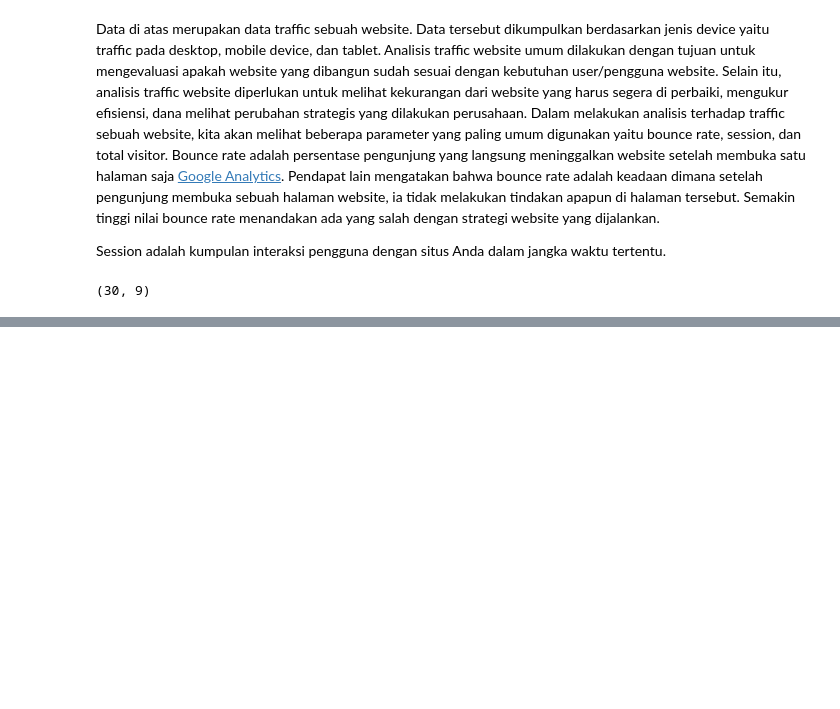
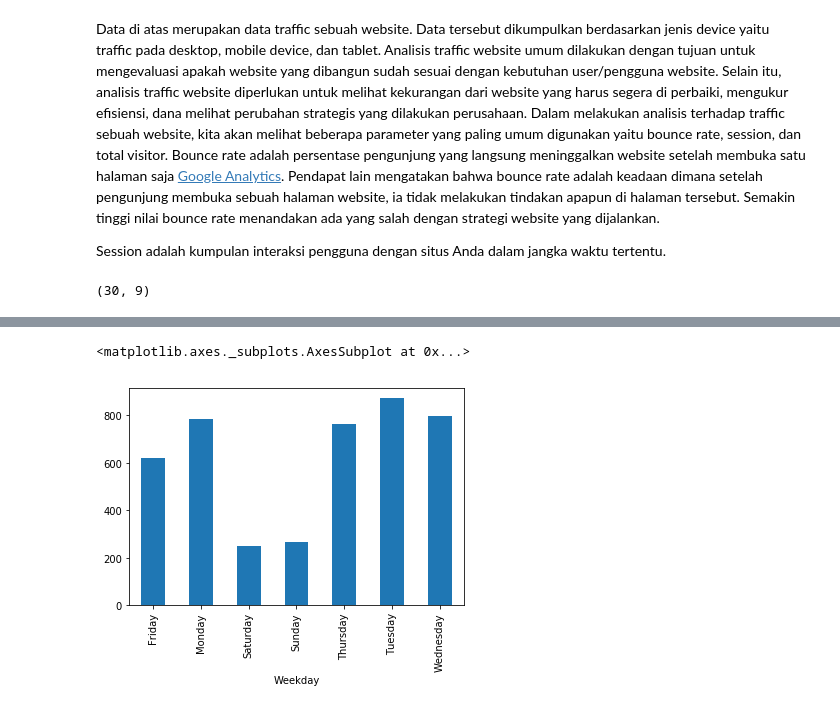
Before and after one commit to fafilia/learnpy, a Jupyter notebook: LearnPython_3.ipynb, the cells around one changed output, grey strips where cells are left out. Saved outputs shown, nothing was run; the diff lists cells and outputs as text; code cells hidden in the pictures; blank space fills up the shorter version.

Commit message:
update groupby, pandas dv

```diff
--- a/LearnPython_3.ipynb
+++ b/LearnPython_3.ipynb
@@ -125,0 +112,3 @@ group_traf.unstack()
+# %%
+desktop_traf = traffic.xs(key='desktop',level='Device Category', axis=1)
+desktop_traf.head()
@@ -125,0 +166,10 @@ group_traf.unstack()
+# %%
+# extract nilai datetime dari index
+desktop_traf.index = pd.to_datetime(desktop_traf.index)
+desktop_traf['Weekday'] = desktop_traf.index.weekday_name
+desktop_traf['Weeknumber'] = desktop_traf.index.week
+
+# membuat variabel 'Visitors Growth'
+desktop_traf['Visitors Growth'] = desktop_traf['Total Visitors'].diff()
+desktop_traf = desktop_traf.round(2)
+desktop_traf.tail()
@@ -125,0 +267,5 @@ group_traf.unstack()
+# %%
+desktop_traf.groupby('Weekday').mean()['Total Visitors'].plot(kind='bar')
+# %% [output]
+<matplotlib.axes._subplots.AxesSubplot at 0x...>
+[figure, added]
```
Also changed, not shown: parts of 54 cells of this notebook.
